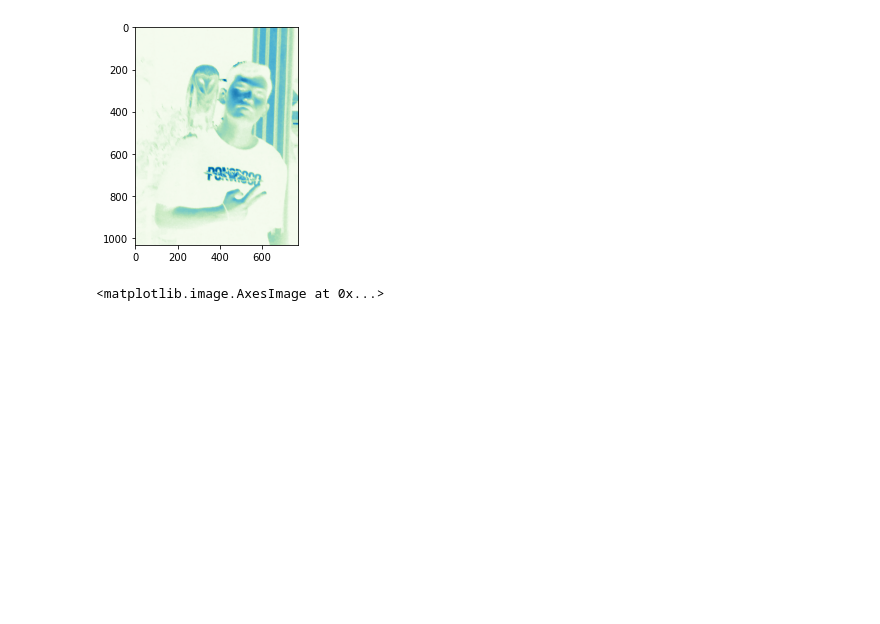
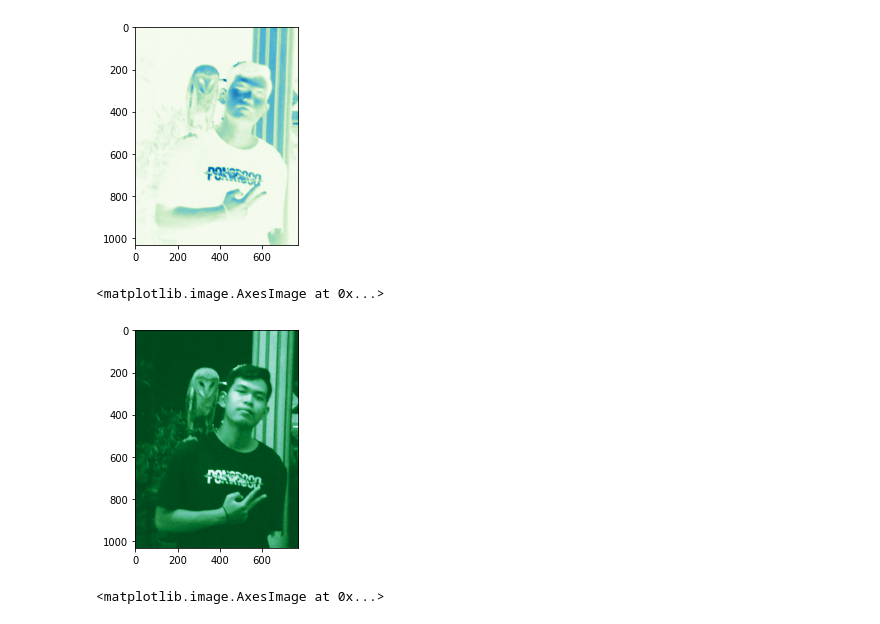
Before and after one commit to DaffaStyn11/pcvk, a Jupyter notebook: pcvk_p2.ipynb, the cells around one changed output. Cells and saved outputs as stored; diff of their text form; code cells hidden in the pictures; blank space fills up the shorter version.

```diff
--- a/pcvk_p2.ipynb
+++ b/pcvk_p2.ipynb
@@ -182,6 +182,12 @@ plt.imshow(img_gray, cmap='GnBu')
 # %% [output]
 <matplotlib.image.AxesImage at 0x...>
 [figure]
+# %%
+#Blue-Green-Red
+plt.imshow(img_gray, cmap='BuGn_r')
+# %% [output]
+<matplotlib.image.AxesImage at 0x...>
+[figure, added]
 # %%
 
 #Tampilkan image baris ke 20-115, kolom 25-120!
```
